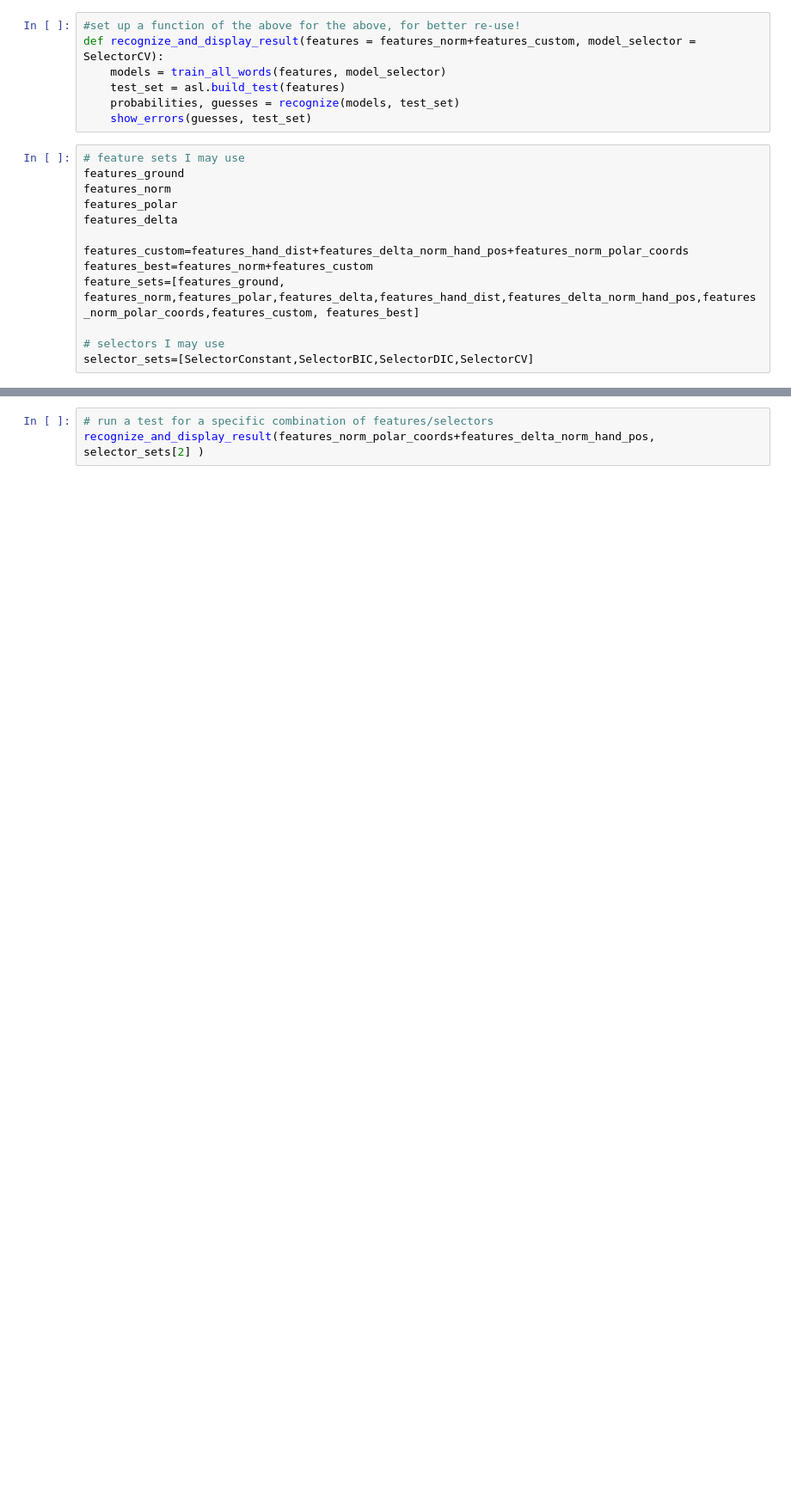
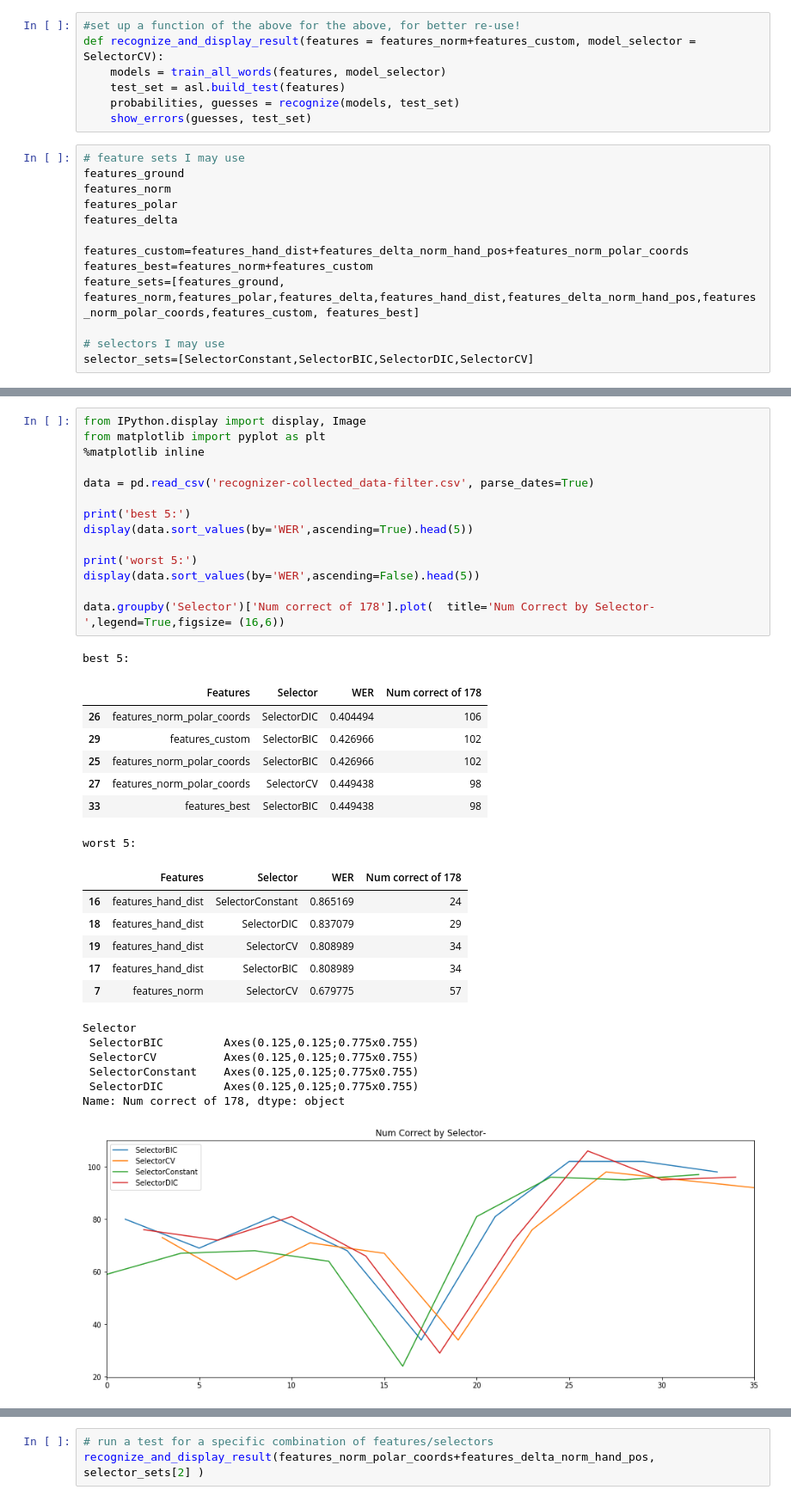
Before and after one commit to llathrop/AIND-Recognizer, a Jupyter notebook: asl_recognizer.ipynb, the cells around one changed output, grey strips where cells are left out. Shown at 86% size. Cells and saved outputs as stored; diff of their text form; blank space fills up the shorter version.

Commit message:
fix:results, based on changes. feat: add some graphs based on results

```diff
--- a/asl_recognizer.ipynb
+++ b/asl_recognizer.ipynb
@@ -1064,0 +1065,36 @@ Video  Recognized                                                    Correct
+# %%
+from IPython.display import display, Image
+from matplotlib import pyplot as plt
+%matplotlib inline
+
+data = pd.read_csv('recognizer-collected_data-filter.csv', parse_dates=True)
+
+print('best 5:')
+display(data.sort_values(by='WER',ascending=True).head(5))
+
+print('worst 5:')
+display(data.sort_values(by='WER',ascending=False).head(5))
+
+data.groupby('Selector')['Num correct of 178'].plot(  title='Num Correct by Selector-',legend=True,figsize= (16,6))
+# %% [output]
+best 5:
+|  | Features | Selector | WER | Num correct of 178 |
+| 26 | features_norm_polar_coords | SelectorDIC | 0.404494 | 106 |
+| 29 | features_custom | SelectorBIC | 0.426966 | 102 |
+| 25 | features_norm_polar_coords | SelectorBIC | 0.426966 | 102 |
+| 27 | features_norm_polar_coords | SelectorCV | 0.449438 | 98 |
+| 33 | features_best | SelectorBIC | 0.449438 | 98 |
+worst 5:
+|  | Features | Selector | WER | Num correct of 178 |
+| 16 | features_hand_dist | SelectorConstant | 0.865169 | 24 |
+| 18 | features_hand_dist | SelectorDIC | 0.837079 | 29 |
+| 19 | features_hand_dist | SelectorCV | 0.808989 | 34 |
+| 17 | features_hand_dist | SelectorBIC | 0.808989 | 34 |
+| 7 | features_norm | SelectorCV | 0.679775 | 57 |
+Selector
+ SelectorBIC         Axes(0.125,0.125;0.775x0.755)
+ SelectorCV          Axes(0.125,0.125;0.775x0.755)
+ SelectorConstant    Axes(0.125,0.125;0.775x0.755)
+ SelectorDIC         Axes(0.125,0.125;0.775x0.755)
+Name: Num correct of 178, dtype: object
+[figure, added]
```
Also changed, not shown: parts of 5 cells of this notebook.
